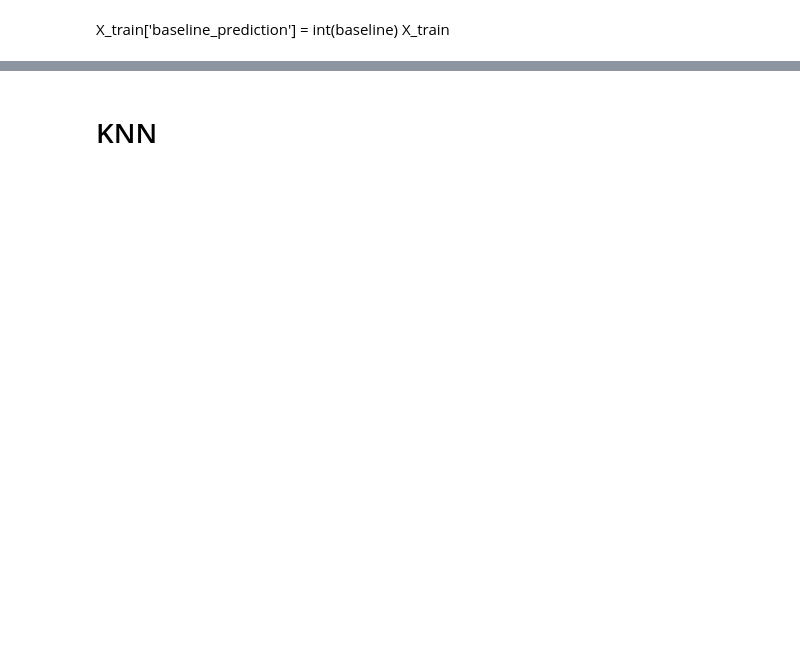
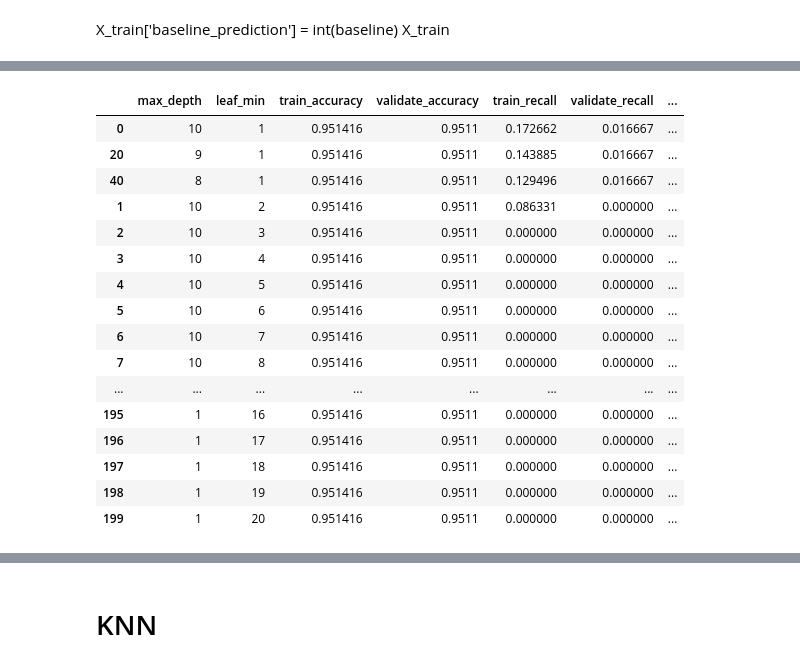
Before and after one commit to Yvette-Ibarra/Individual-Project, a Jupyter notebook: Stroke_Project_Final_Report.ipynb, the cells around one changed output, grey strips where cells are left out. Drawn from its saved outputs; the diff is of its cells as text; code cells hidden in the pictures; blank space fills up the shorter version.

```diff
--- a/Stroke_Project_Final_Report.ipynb
+++ b/Stroke_Project_Final_Report.ipynb
@@ -573,5 +593,24 @@ df2["recall_difference"] = df2.train_recall - df2.validate_recall
 # %%
-df2
+pd.set_option('display.max_rows', 500)
+df2.sort_values(by=['validate_accuracy','validate_recall'],ascending= False)
+# %% [output]
+|  | max_depth | leaf_min | train_accuracy | validate_accuracy | train_recall | validate_recall | ... |
+| 0 | 10 | 1 | 0.951416 | 0.9511 | 0.172662 | 0.016667 | ... |
+| 20 | 9 | 1 | 0.951416 | 0.9511 | 0.143885 | 0.016667 | ... |
+| 40 | 8 | 1 | 0.951416 | 0.9511 | 0.129496 | 0.016667 | ... |
+| 1 | 10 | 2 | 0.951416 | 0.9511 | 0.086331 | 0.000000 | ... |
+| 2 | 10 | 3 | 0.951416 | 0.9511 | 0.000000 | 0.000000 | ... |
+| 3 | 10 | 4 | 0.951416 | 0.9511 | 0.000000 | 0.000000 | ... |
+| 4 | 10 | 5 | 0.951416 | 0.9511 | 0.000000 | 0.000000 | ... |
+| 5 | 10 | 6 | 0.951416 | 0.9511 | 0.000000 | 0.000000 | ... |
+| 6 | 10 | 7 | 0.951416 | 0.9511 | 0.000000 | 0.000000 | ... |
+| 7 | 10 | 8 | 0.951416 | 0.9511 | 0.000000 | 0.000000 | ... |
+| ... | ... | ... | ... | ... | ... | ... | ... |
+| 195 | 1 | 16 | 0.951416 | 0.9511 | 0.000000 | 0.000000 | ... |
+| 196 | 1 | 17 | 0.951416 | 0.9511 | 0.000000 | 0.000000 | ... |
+| 197 | 1 | 18 | 0.951416 | 0.9511 | 0.000000 | 0.000000 | ... |
+| 198 | 1 | 19 | 0.951416 | 0.9511 | 0.000000 | 0.000000 | ... |
+| 199 | 1 | 20 | 0.951416 | 0.9511 | 0.000000 | 0.000000 | ... |
 # %%
 
 metrics=[]
```
Also changed, not shown: parts of 56 cells of this notebook.
